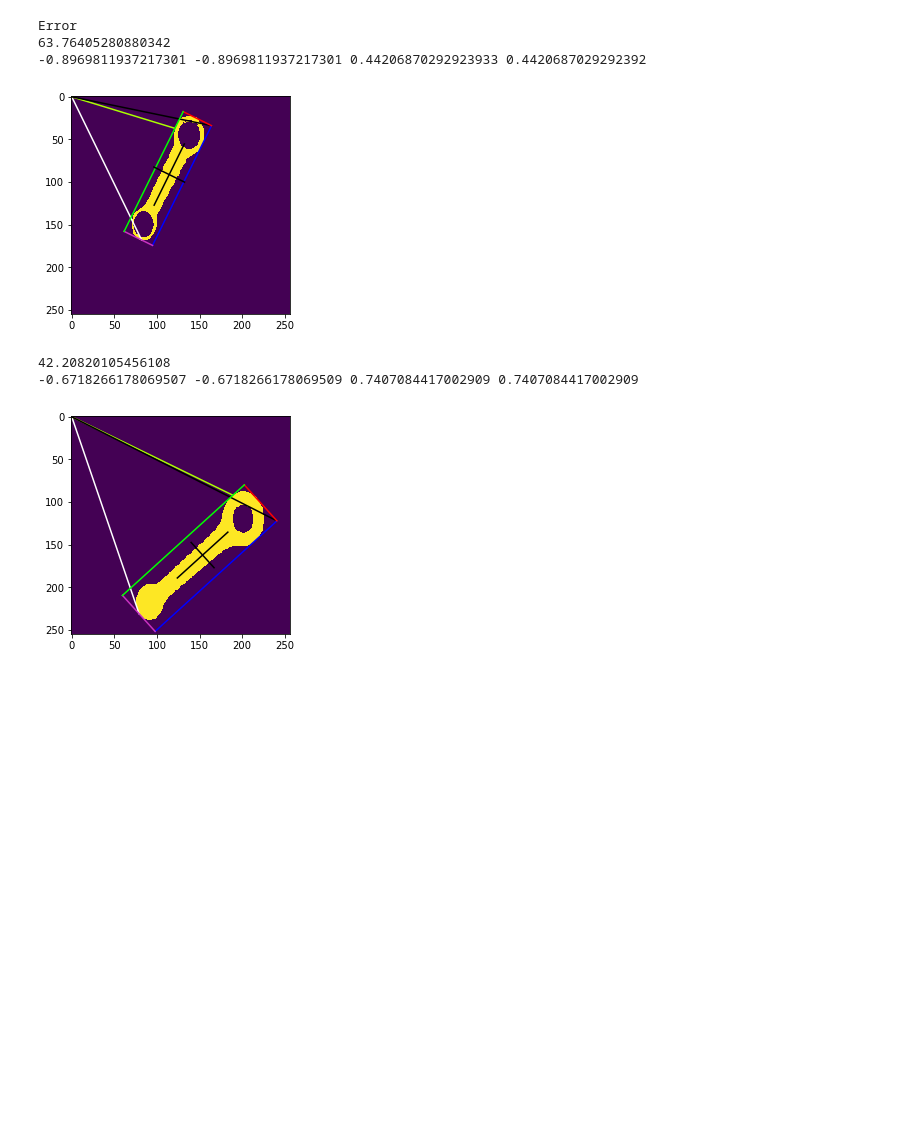
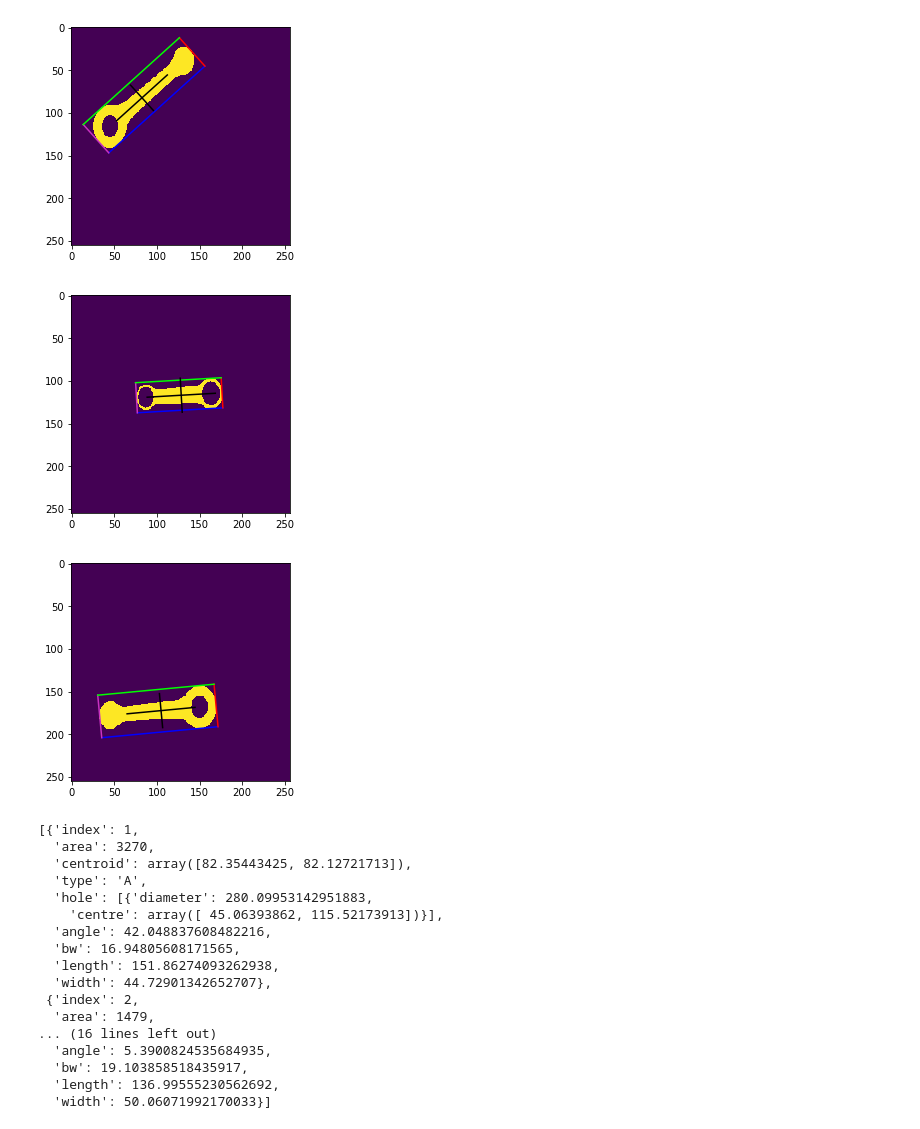
Before and after one commit to alomb/ComputerVisionAndImageProcessingProject, a Jupyter notebook: project/main.ipynb, the cells around one changed output. Cells and saved outputs as stored; diff of their text form; code cells hidden in the pictures; blank space fills up the shorter version.

```diff
--- a/project/main.ipynb
+++ b/project/main.ipynb
@@ -59,6 +89,9 @@ def mn_moment(data, m, n):
     Output:
         the moment
     '''
+    if data is None or m is None or n is None:
+        raise ValueError("Missing some required arguments")
+
     nrows, ncols = data.shape
     y_indices, x_indices = np.mgrid[:nrows, :ncols]
     return (data * x_indices ** m * y_indices ** n).sum()
@@ -71,6 +104,9 @@ def moments_cov(data, centroid):
     Output:
         cov - the covariance matrix containing the moments
     '''
+    if data is None or centroid is None:
+        raise ValueError("Missing some required arguments")
+
     m10 = mn_moment(data, 1, 0)
     m01 = mn_moment(data, 0, 1)
     m00 = mn_moment(data, 0, 0)
@@ -157,9 +203,12 @@ def line_intersection(p1, p2, m1, m2):
 
     return res
 # %%
+# rods is a list of dictionaries containing the requested information for each rod
 rods = []
 
+# for each label, so rod
 for label in labels:
+    # exclude background
     if label != background_label:
         rod = {"index":label}
         rods.append(rod)
@@ -167,34 +216,44 @@ for label in labels:
         rods[-1]["area"] = rod_info[label][4]
         rods[-1]["centroid"] = rod_centroids[label]
 
+        # create a binary image from the original one considering the labelled image: only the current rod will have the foreground value
         rod_image = th_otsu.copy()
         rod_image[rod_labelled_image == label] = 255
         rod_image[rod_labelled_image != label] = 0
 
+        # create a binary image from the binary of the rod as its negative: only the holes of the current rod will have the foreground value
         hole_image = rod_image + 255
         hole_image[hole_image != 255] = 0
 
+        # find holes as connected components
         hole_connectivity = 4
         hole_num, hole_labelled_image, hole_info, hole_centroids = cv2.connectedComponentsWithStats(hole_image, hole_connectivity, cv2.CV_32S)
 
-        # Possible use of
-        # circularity = (Perimeter .^ 2) ./ (4 * pi * area);
+        ## Possible use of
+        ## circularity = (Perimeter .^ 2) ./ (4 * pi * area);
 
+        # by default the rods are classified as A
         rods[-1]["type"] = "A"
         rods[-1]["hole"] = []
 
+        # exclude background
+        hole_background_index = np.argmax(hole_info[:,4])
+
+        # iterating the holes if two are found then the rod is labelled as B, if more an error is raised
         for index, area in enumerate(np.sort(hole_info[:,4])):
-            if index > 1:
-                rods[-1]["hole"].append({"diameter":math.sqrt((hole_info[index,4] / math.pi)) * 2, "centre":hole_centroids[index]})
+            if index > 1 and hole_background_index != index:
+                rods[-1]["hole"].append({"diameter":math.sqrt((area / math.pi)) * 2, "centre":hole_centroids[index]})
                 if index - 2 == 1:
                     rods[-1]["type"] = "B"
                 elif index - 2 > 1:
-                    print("Error")
-                    break
+                    raise Exception("Error too many holes in a single rod index {}".format(index))
+                    print("OK")
+
 
         if rods[-1]["hole"] == []:
-            print("Error")
+             raise Exception("Error too few holes in a single rod index")
 
+        # use covariance matrix to find major and minor axes
         cov = moments_cov(rod_image, rods[-1]["centroid"])
         eigenvalues, eigenvectors = np.linalg.eig(cov)
         sort_indices = np.argsort(eigenvalues)[::-1]
@@ -206,50 +265,64 @@ for label in labels:
         alpha = major_axes[1]
         beta = major_axes[0]
 
+        # find theta
         theta = abs(-0.5 * math.atan2((2 * cov[0,1]), (cov[0,0] - cov[1,1])))
+        rods[-1]["angle"] = math.degrees(theta)
 
-        #theta = math.atan2(alpha, beta)
-        rods[-1]["angle"] = math.degrees(theta)
-        print(math.degrees(theta))
-
-        print(-math.sin(theta), alpha, math.cos(theta), beta)
+        # store major and minor equations
         major_equation = [alpha, -beta, beta * rods[-1]["centroid"][1] - alpha * rods[-1]["centroid"][0]]
         minor_equation = [beta, alpha, -beta * rods[-1]["centroid"][0] - alpha * rods[-1]["centroid"][1]]
 
+        # find contact points and width at the barycentre
         c1, c2, c3, c4, rods[-1]["bw"] = contact_points(rod_image, major_equation, minor_equation)
 
+        # compute MER vertices
         v1 = line_intersection(c1, c3, -major_equation[0] / major_equation[1], -minor_equation[0] / minor_equation[1])
         v2 = line_intersection(c1, c4, -major_equation[0] / major_equation[1], -minor_equation[0] / minor_equation[1])
         v3 = line_intersection(c2, c3, -major_equation[0] / major_equation[1], -minor_equation[0] / minor_equation[1])
         v4 = line_intersection(c2, c4, -major_equation[0] / major_equation[1], -minor_equation[0] / minor_equation[1])
 
+        # measure length and width
         rods[-1]["length"] = math.sqrt(((v1[0] - v2[0])**2) + ((v1[1] - v2[1])**2))
         rods[-1]["width"] = math.sqrt(((v1[0] - v3[0])**2) + ((v1[1] - v3[1])**2))
 
         # Draw
         # MER
         plt.plot([v1[0], v2[0]], [v1[1], v2[1]], color="#0000ff") #blue
         plt.plot([v2[0], v4[0]], [v2[1], v4[1]], color="#ff0000") #red
         plt.plot([v3[0], v1[0]], [v3[1], v1[1]], color="#c932c1") #purple
         plt.plot([v4[0], v3[0]], [v4[1], v3[1]], color="#00ff00") #green
 
         # Major and minor axes
         scale = 20
         plt.plot([major_axes[0] * -scale * 2 + rods[-1]["centroid"][0], major_axes[0] * scale * 2 + rods[-1]["centroid"][0]],
                  [major_axes[1] * -scale * 2 + rods[-1]["centroid"][1], major_axes[1] * scale * 2 + rods[-1]["centroid"][1]], color='black')
         plt.plot([minor_axes[0] * -scale + rods[-1]["centroid"][0], minor_axes[0] * scale + rods[-1]["centroid"][0]],
                  [minor_axes[1] * -scale + rods[-1]["centroid"][1], minor_axes[1] * scale + rods[-1]["centroid"][1]], color='black')
         plt.imshow(rod_image)
         plt.show()
 
 
 plt.show()
 rods
 # %% [output]
+[figure, new version]
+[figure, new version]
+[figure, added]
-Error
-63.76405280880342
--0.8969811937217301 -0.8969811937217301 0.44206870292923933 0.4420687029292392
+[{'index': 1,
+  'area': 3270,
+  'centroid': array([82.35443425, 82.12721713]),
+  'type': 'A',
+  'hole': [{'diameter': 280.09953142951883,
+    'centre': array([ 45.06393862, 115.52173913])}],
+  'angle': 42.048837608482216,
+  'bw': 16.94805608171565,
+  'length': 151.86274093262938,
+  'width': 44.72901342652707},
+ {'index': 2,
+  'area': 1479,
+... (16 lines left out)
+  'angle': 5.3900824535684935,
+  'bw': 19.103858518435917,
+  'length': 136.99555230562692,
+  'width': 50.06071992170033}]
-[figure, old version]
-42.20820105456108
--0.6718266178069507 -0.6718266178069509 0.7407084417002909 0.7407084417002909
-[figure, old version]
```
Also changed, not shown: parts of 16 cells of this notebook.
